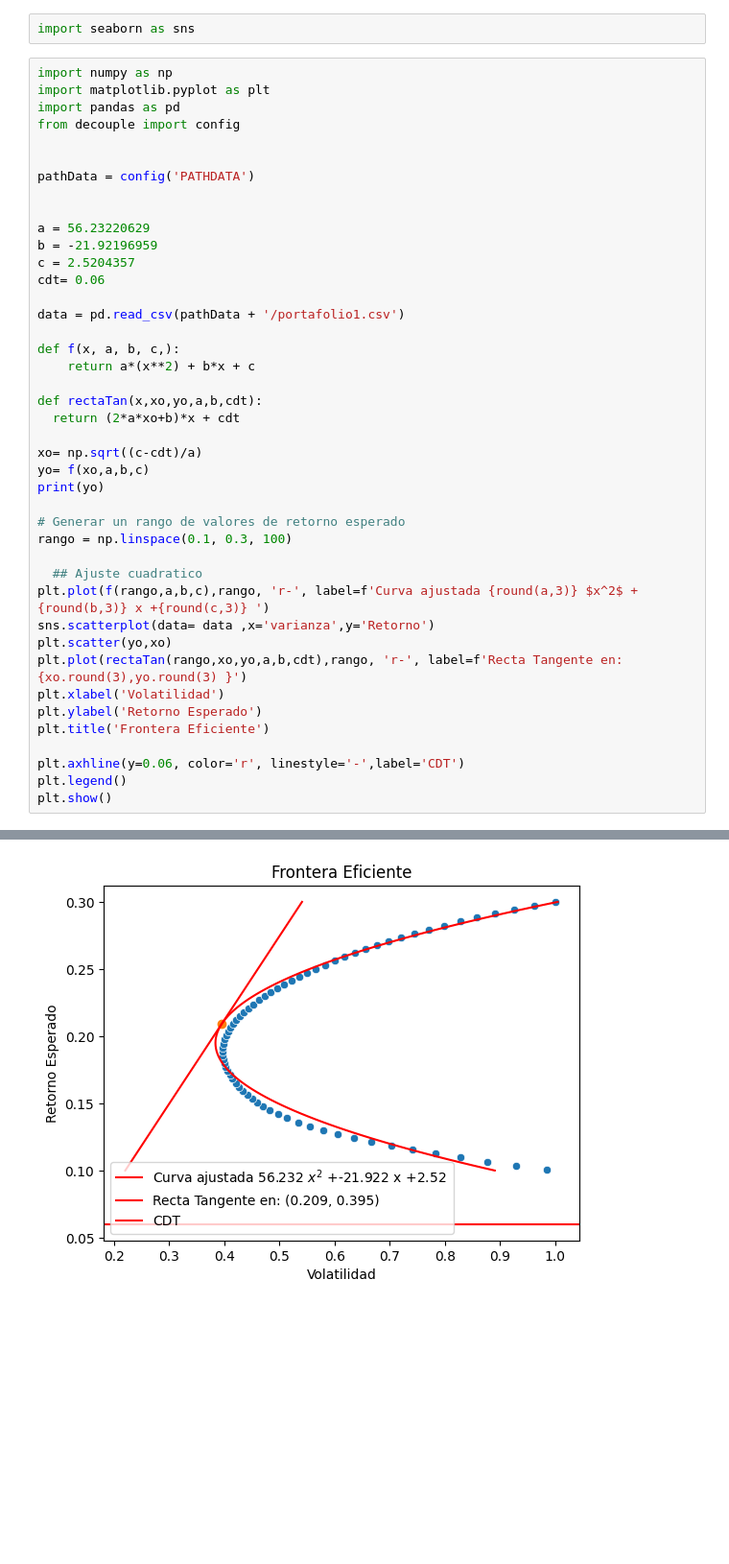
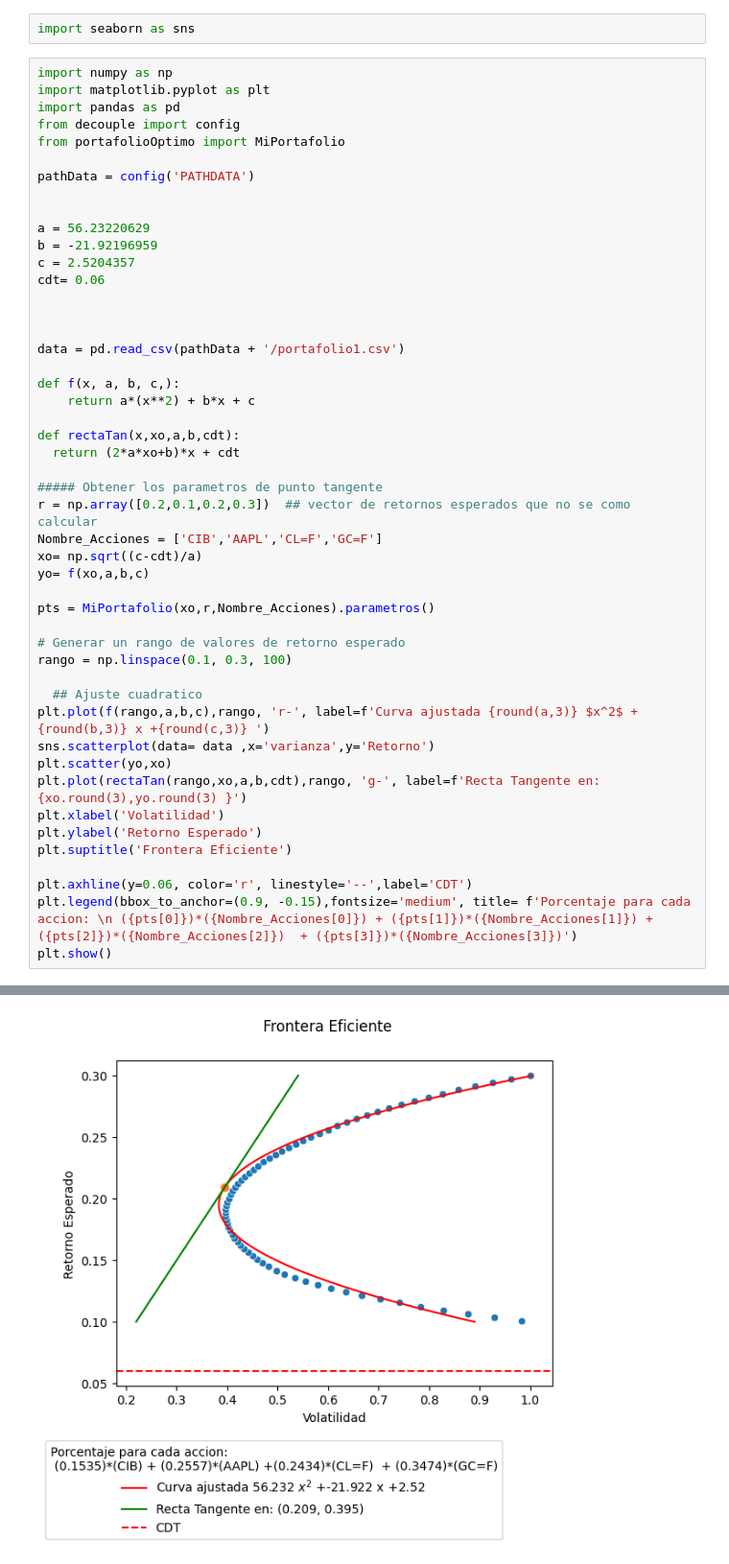
Before and after one commit to dalejandroramirez/AnalisisDePortafolios, a Jupyter notebook: nootbooks/ecuacionRectaTangente.ipynb, the cells around one changed output, grey strips where cells are left out. Shown: that part at 96% size. Drawn from its saved outputs; the diff is of its cells as text; blank space fills up the shorter version.

```diff
--- a/nootbooks/ecuacionRectaTangente.ipynb
+++ b/nootbooks/ecuacionRectaTangente.ipynb
@@ -15,7 +15,7 @@ import numpy as np
 import matplotlib.pyplot as plt
 import pandas as pd
 from decouple import config
-
+from portafolioOptimo import MiPortafolio
 
 pathData = config('PATHDATA')
 
@@ -25,17 +25,23 @@ b = -21.92196959
 c = 2.5204357
 cdt= 0.06
 
+
+
 data = pd.read_csv(pathData + '/portafolio1.csv')
 
 def f(x, a, b, c,):
     return a*(x**2) + b*x + c
 
-def rectaTan(x,xo,yo,a,b,cdt):
+def rectaTan(x,xo,a,b,cdt):
   return (2*a*xo+b)*x + cdt
 
+##### Obtener los parametros de punto tangente
+r = np.array([0.2,0.1,0.2,0.3])  ## vector de retornos esperados que no se como calcular
+Nombre_Acciones = ['CIB','AAPL','CL=F','GC=F']
 xo= np.sqrt((c-cdt)/a)
 yo= f(xo,a,b,c)
-print(yo)
+
+pts = MiPortafolio(xo,r,Nombre_Acciones).parametros()
 
 # Generar un rango de valores de retorno esperado
 rango = np.linspace(0.1, 0.3, 100)
@@ -44,12 +50,12 @@ rango = np.linspace(0.1, 0.3, 100)
 plt.plot(f(rango,a,b,c),rango, 'r-', label=f'Curva ajustada {round(a,3)} $x^2$ +{round(b,3)} x +{round(c,3)} ')
 sns.scatterplot(data= data ,x='varianza',y='Retorno')
 plt.scatter(yo,xo)
-plt.plot(rectaTan(rango,xo,yo,a,b,cdt),rango, 'r-', label=f'Recta Tangente en: {xo.round(3),yo.round(3) }')
+plt.plot(rectaTan(rango,xo,a,b,cdt),rango, 'g-', label=f'Recta Tangente en: {xo.round(3),yo.round(3) }')
 plt.xlabel('Volatilidad')
 plt.ylabel('Retorno Esperado')
-plt.title('Frontera Eficiente')
+plt.suptitle('Frontera Eficiente')
 
-plt.axhline(y=0.06, color='r', linestyle='-',label='CDT')
-plt.legend()
+plt.axhline(y=0.06, color='r', linestyle='--',label='CDT')
+plt.legend(bbox_to_anchor=(0.9, -0.15),fontsize='medium', title= f'Porcentaje para cada accion: \n ({pts[0]})*({Nombre_Acciones[0]}) + ({pts[1]})*({Nombre_Acciones[1]}) +({pts[2]})*({Nombre_Acciones[2]})  + ({pts[3]})*({Nombre_Acciones[3]})')
 plt.show()
 # %% [output]
@@ -57 +64 @@ plt.show()
-[figure, old version]
+[figure, new version]
```
Also changed, not shown: parts of 1 cell of this notebook.
